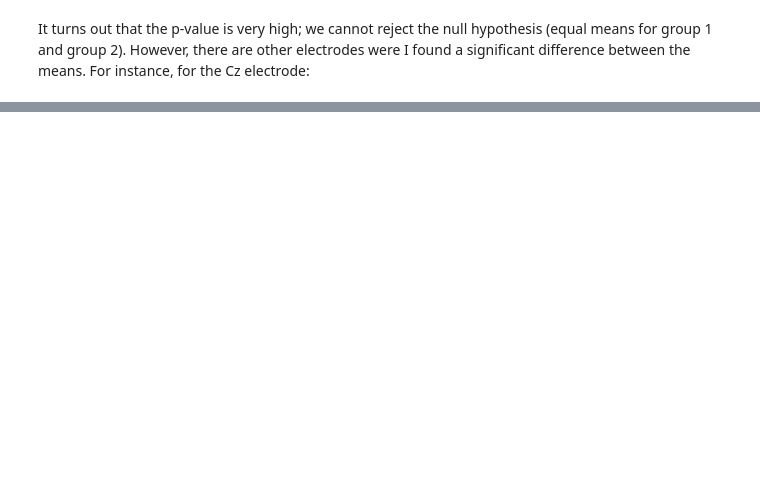
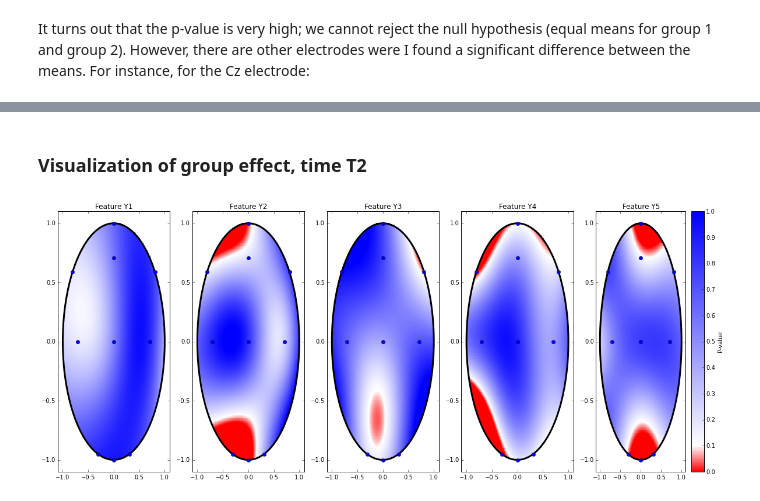
Before and after one commit to dojeda/mensia-test, a Jupyter notebook: src/python/Mensia analyses.ipynb, the cells around one changed output, grey strips where cells are left out. Cells and saved outputs as stored; diff of their text form; code cells hidden in the pictures; blank space fills up the shorter version.

```diff
--- a/src/python/Mensia analyses.ipynb
+++ b/src/python/Mensia analyses.ipynb
@@ -513,0 +447,15 @@ def permutation_test(X1, X2, nperm=1000):
+# %% [markdown]
+### Visualization of group effect, time T2
+# %%
+fig,axs = plt.subplots(1,5,figsize=(20.0, 8.0))
+df = rdfall['Group-T2']
+for i in range(5):
+    result = plot1020(np.asarray(df.ix[i]), electrodes, axs[i])
+    axs[i].set_title('Feature {}'.format(features[i]))
+
+cbar = fig.colorbar(result)
+cbar.set_label('P-value')
+
+plt.show()
+# %% [output]
+[figure, added]
```
Also changed, not shown: parts of 65 cells of this notebook, 3 other files.
